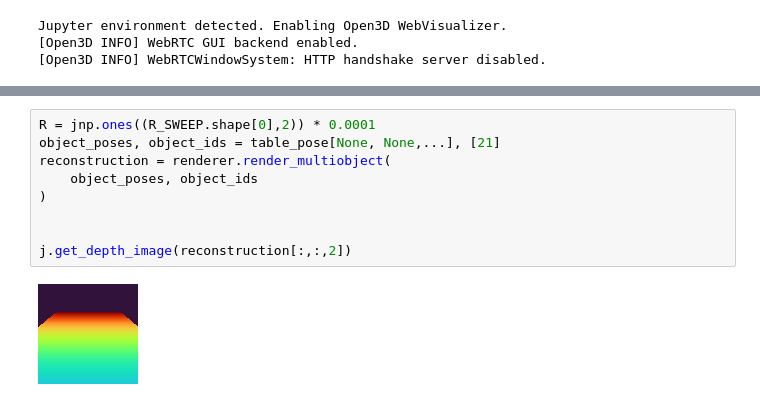
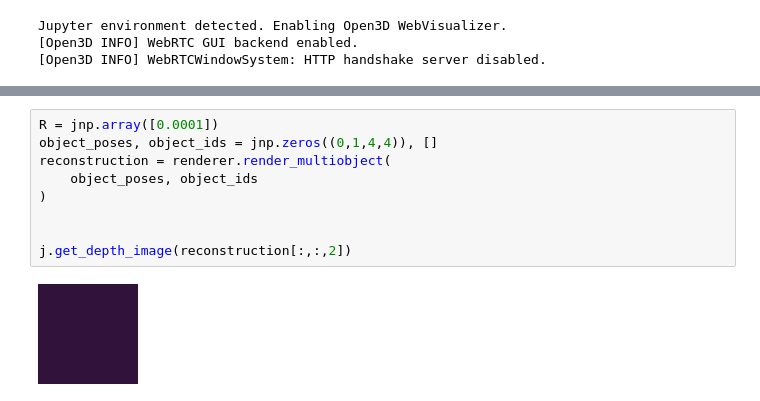
Before and after one commit to probcomp/bayes3d, a Jupyter notebook: experiments/tabletop/scene_parser.ipynb, the cells around one changed output, grey strips where cells are left out. Drawn from its saved outputs; the diff is of its cells as text.

```diff
--- a/experiments/tabletop/scene_parser.ipynb
+++ b/experiments/tabletop/scene_parser.ipynb
@@ -100,12 +108,12 @@ j.overlay_image(
 # %%
-R = jnp.ones((R_SWEEP.shape[0],2)) * 0.0001
-object_poses, object_ids = table_pose[None, None,...], [21]
+R = jnp.array([0.0001])
+object_poses, object_ids = jnp.zeros((0,1,4,4)), []
 reconstruction = renderer.render_multiobject(
     object_poses, object_ids
 )
 
 
 j.get_depth_image(reconstruction[:,:,2])
 # %% [output]
-[figure, old version]
+[figure, new version]
 # %%
```
Also changed, not shown: parts of 13 cells of this notebook, 11 other files.
